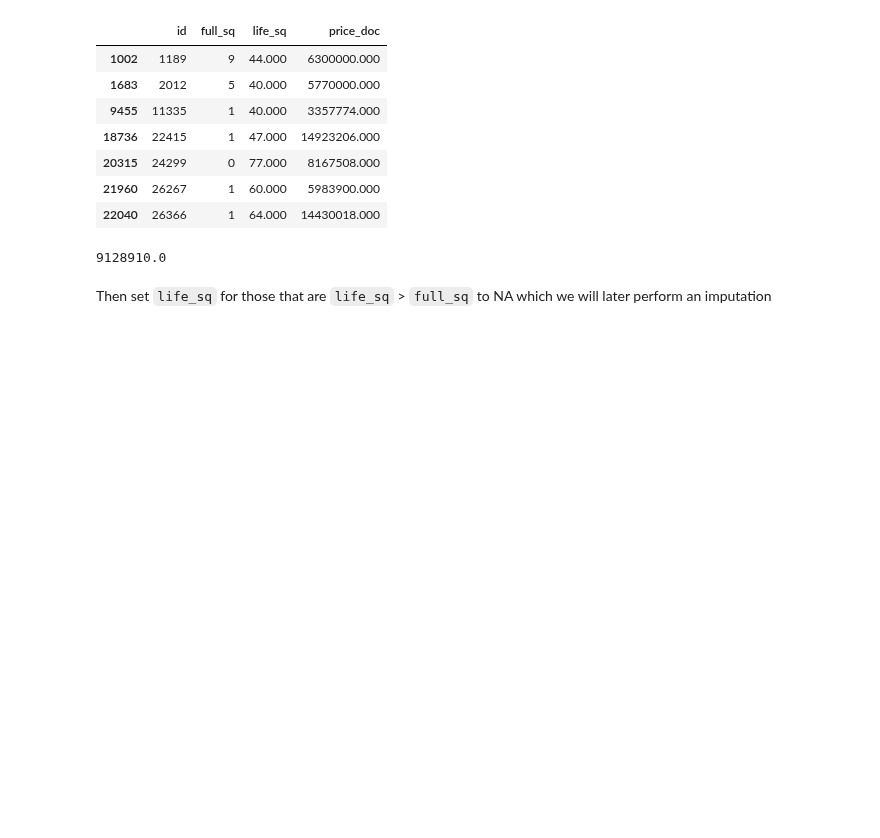
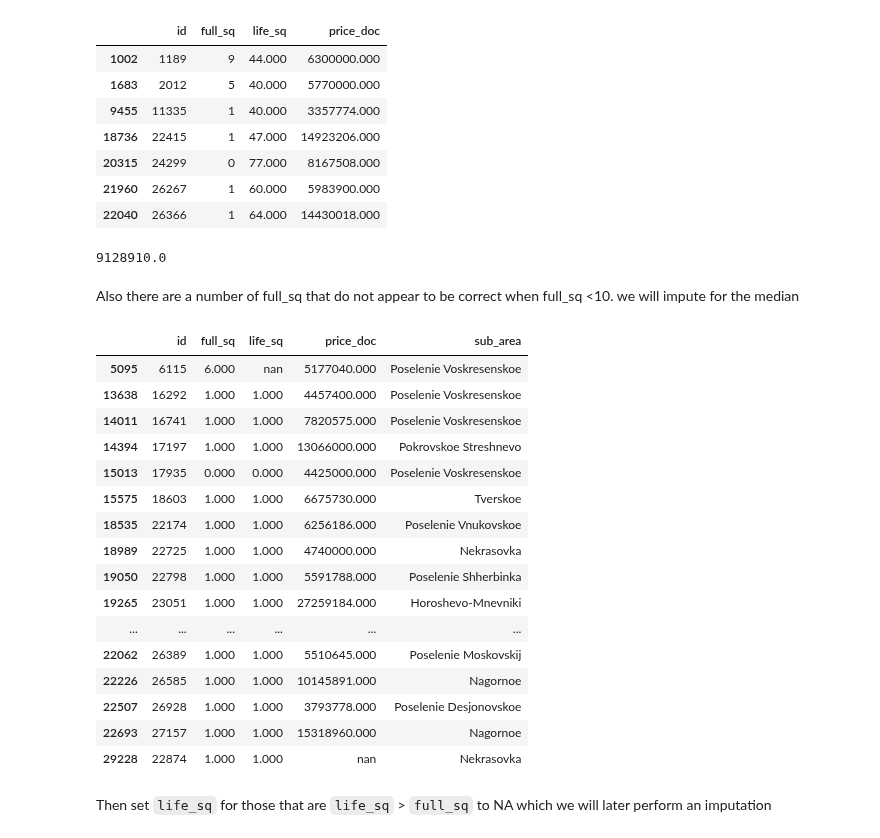
Before and after one commit to naivelogic/Machine_Learning_Notebooks, a Jupyter notebook: kaggle/sberbank/01 SBERBank - EDA.ipynb, the cells around one changed output. Drawn from its saved outputs; the diff is of its cells as text; code cells hidden in the pictures; blank space fills up the shorter version.

```diff
--- a/kaggle/sberbank/01 SBERBank - EDA.ipynb
+++ b/kaggle/sberbank/01 SBERBank - EDA.ipynb
@@ -707,6 +707,28 @@ df[(df.life_sq>40)&(df.life_sq<50)].price_doc.median()
 9128910.0
 # %%
 df.loc[(df.life_sq > df.full_sq) & (df.full_sq < 10), 'full_sq'] = df.loc[(df.life_sq > df.full_sq) & (df.full_sq < 10)].life_sq
+# %% [markdown]
+Also there are a number of full_sq that do not appear to be correct when full_sq <10. we will impute for the median
+# %%
+df[(df.full_sq < 10)][['id', 'full_sq', 'life_sq', 'price_doc', 'sub_area']]
+# %% [output]
+|  | id | full_sq | life_sq | price_doc | sub_area |
+| 5095 | 6115 | 6.000 | nan | 5177040.000 | Poselenie Voskresenskoe |
+| 13638 | 16292 | 1.000 | 1.000 | 4457400.000 | Poselenie Voskresenskoe |
+| 14011 | 16741 | 1.000 | 1.000 | 7820575.000 | Poselenie Voskresenskoe |
+| 14394 | 17197 | 1.000 | 1.000 | 13066000.000 | Pokrovskoe Streshnevo |
+| 15013 | 17935 | 0.000 | 0.000 | 4425000.000 | Poselenie Voskresenskoe |
+| 15575 | 18603 | 1.000 | 1.000 | 6675730.000 | Tverskoe |
+| 18535 | 22174 | 1.000 | 1.000 | 6256186.000 | Poselenie Vnukovskoe |
+| 18989 | 22725 | 1.000 | 1.000 | 4740000.000 | Nekrasovka |
+| 19050 | 22798 | 1.000 | 1.000 | 5591788.000 | Poselenie Shherbinka |
+| 19265 | 23051 | 1.000 | 1.000 | 27259184.000 | Horoshevo-Mnevniki |
+| ... | ... | ... | ... | ... | ... |
+| 22062 | 26389 | 1.000 | 1.000 | 5510645.000 | Poselenie Moskovskij |
+| 22226 | 26585 | 1.000 | 1.000 | 10145891.000 | Nagornoe |
+| 22507 | 26928 | 1.000 | 1.000 | 3793778.000 | Poselenie Desjonovskoe |
+| 22693 | 27157 | 1.000 | 1.000 | 15318960.000 | Nagornoe |
+| 29228 | 22874 | 1.000 | 1.000 | nan | Nekrasovka |
 # %% [markdown]
 Then set `life_sq` for those that are `life_sq` > `full_sq` to NA which we will later perform an imputation
 # %%
```
Also changed, not shown: parts of 5 cells of this notebook.
